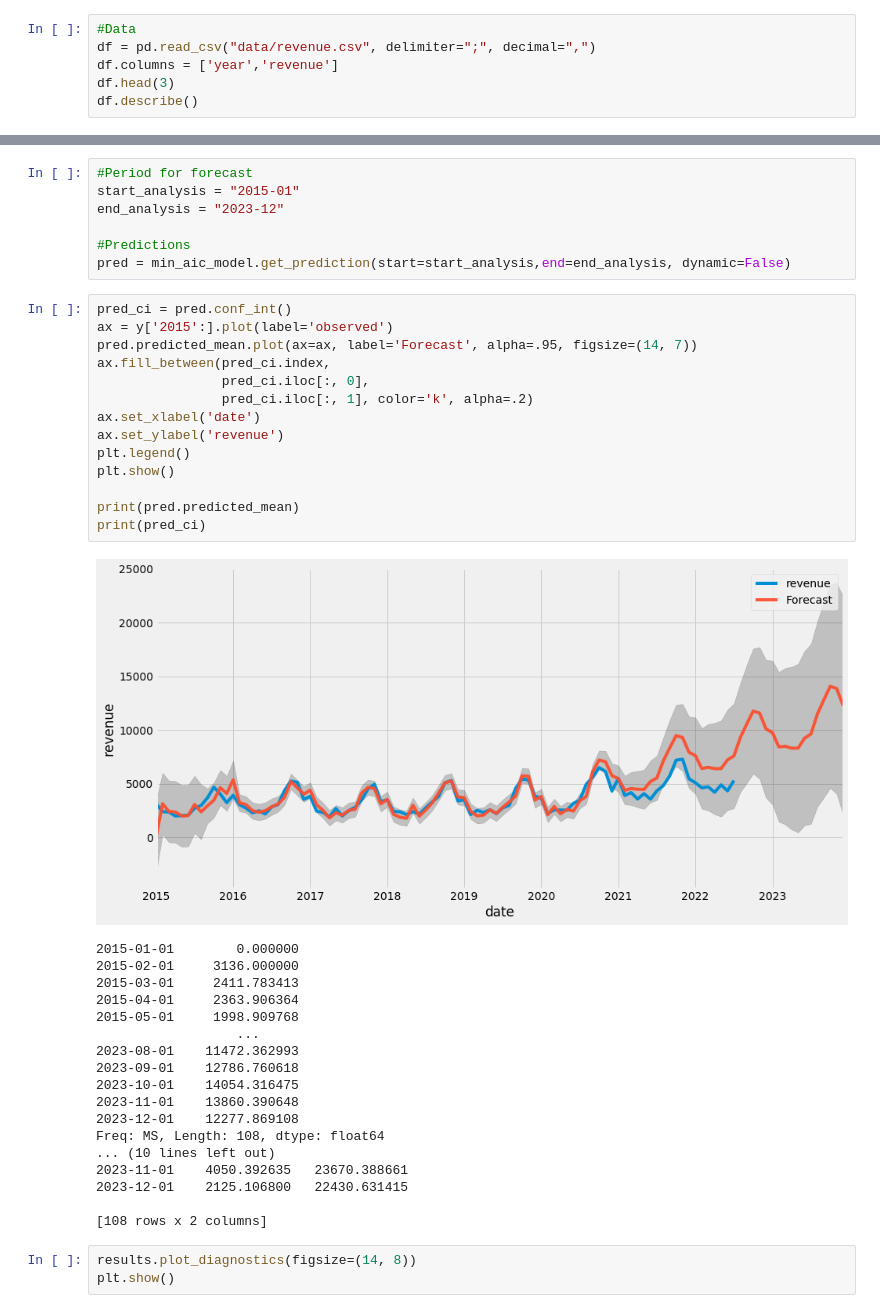
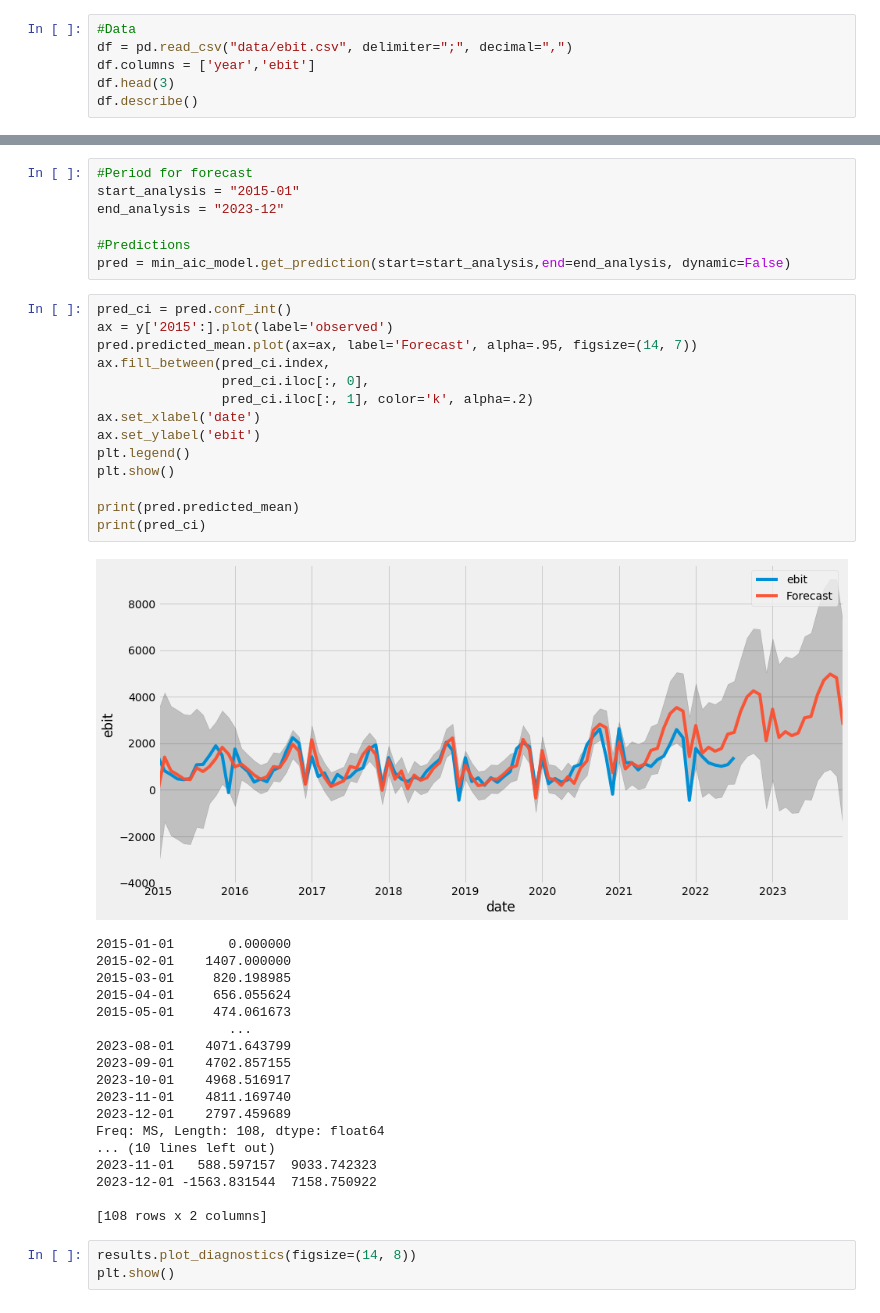
Before and after one commit to dkjastpe/dkjastpe, a Jupyter notebook: Financial_Forecasting_Model_Internship.ipynb, the cells around one changed output, grey strips where cells are left out. Drawn from its saved outputs; the diff is of its cells as text.

```diff
--- a/Financial_Forecasting_Model_Internship.ipynb
+++ b/Financial_Forecasting_Model_Internship.ipynb
@@ -29,8 +29,8 @@ import matplotlib
 import seaborn as sns
 # %%
 #Data
-df = pd.read_csv("data/revenue.csv", delimiter=";", decimal=",")
-df.columns = ['year','revenue']
+df = pd.read_csv("data/ebit.csv", delimiter=";", decimal=",")
+df.columns = ['year','ebit']
 df.head(3)
 df.describe()
 # %% [output]
@@ -291,34 +291,34 @@ pred = min_aic_model.get_prediction(start=start_analysis,end=end_analysis, dynam
 # %%
 pred_ci = pred.conf_int()
 ax = y['2015':].plot(label='observed')
 pred.predicted_mean.plot(ax=ax, label='Forecast', alpha=.95, figsize=(14, 7))
 ax.fill_between(pred_ci.index,
                 pred_ci.iloc[:, 0],
                 pred_ci.iloc[:, 1], color='k', alpha=.2)
 ax.set_xlabel('date')
-ax.set_ylabel('revenue')
+ax.set_ylabel('ebit')
 plt.legend()
 plt.show()
 
 print(pred.predicted_mean)
 print(pred_ci)
 # %% [output]
-[figure, old version]
+[figure, new version]
-2015-01-01        0.000000
-2015-02-01     3136.000000
-2015-03-01     2411.783413
-2015-04-01     2363.906364
-2015-05-01     1998.909768
-                  ...
-2023-08-01    11472.362993
-2023-09-01    12786.760618
-2023-10-01    14054.316475
-2023-11-01    13860.390648
-2023-12-01    12277.869108
+2015-01-01       0.000000
+2015-02-01    1407.000000
+2015-03-01     820.198985
+2015-04-01     656.055624
+2015-05-01     474.061673
+                 ...
+2023-08-01    4071.643799
+2023-09-01    4702.857155
+2023-10-01    4968.516917
+2023-11-01    4811.169740
+2023-12-01    2797.459689
 Freq: MS, Length: 108, dtype: float64
 ... (10 lines left out)
-2023-11-01    4050.392635   23670.388661
-2023-12-01    2125.106800   22430.631415
+2023-11-01   588.597157  9033.742323
+2023-12-01 -1563.831544  7158.750922
 
 [108 rows x 2 columns]
 # %%
```
Also changed, not shown: parts of 16 cells of this notebook, 2 other files.
